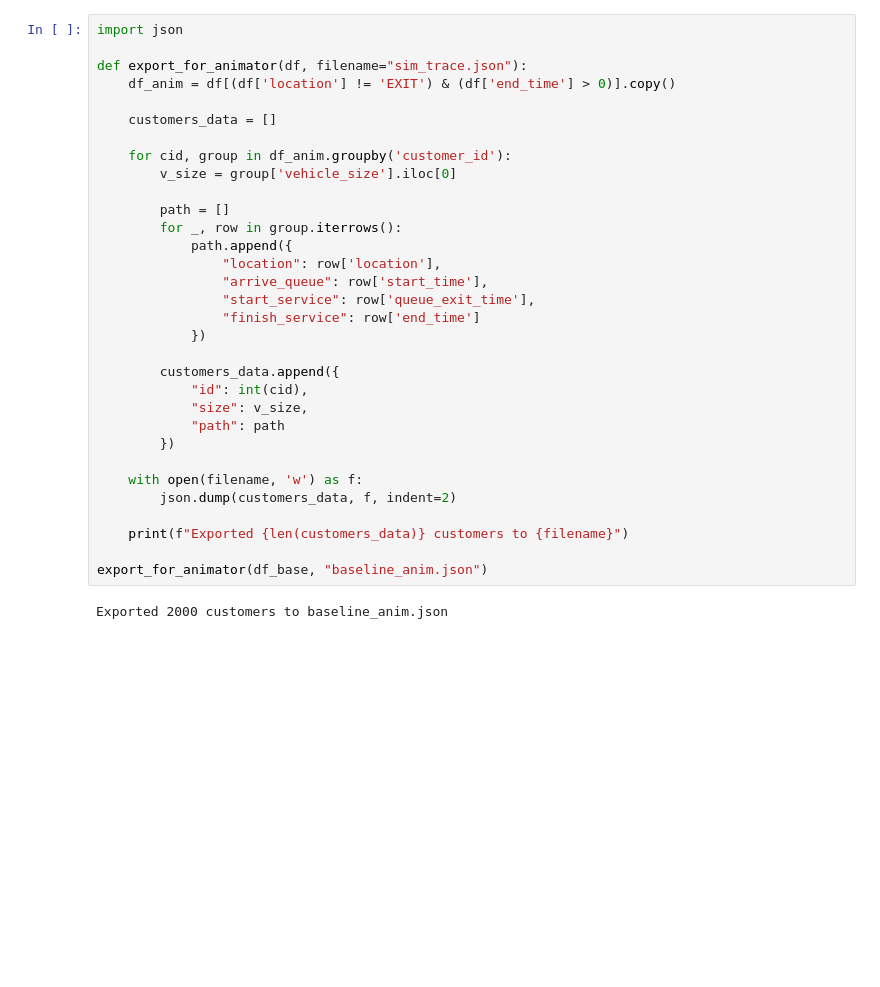
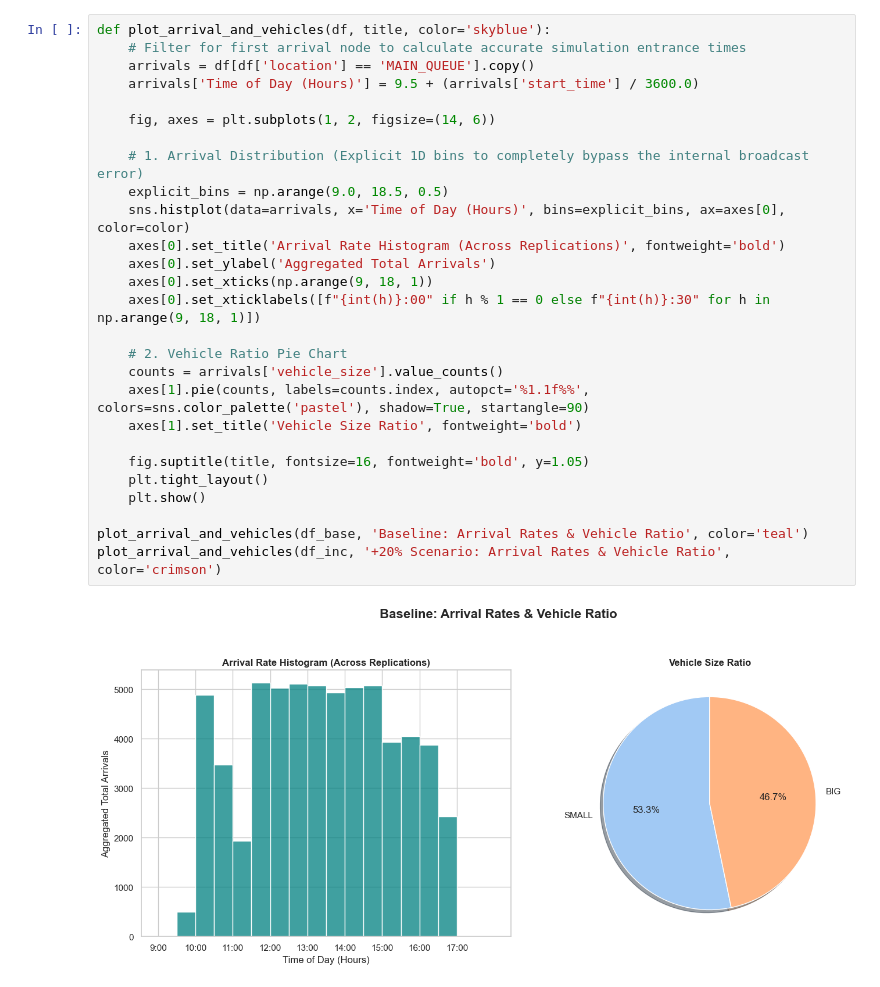
Before and after one commit to shivunchinniah/a2_2DI66, a Jupyter notebook: src/new/wrp2.ipynb, the cells around one changed output. Saved outputs shown, nothing was run; the diff lists cells and outputs as text; blank space fills up the shorter version.

```diff
--- a/src/new/wrp2.ipynb
+++ b/src/new/wrp2.ipynb
@@ -434,34 +269,29 @@ build_debugging_visualizer(debug_df, "Baseline: First 15 Customers")
-# %%
-import json
-
-def export_for_animator(df, filename="sim_trace.json"):
-    df_anim = df[(df['location'] != 'EXIT') & (df['end_time'] > 0)].copy()
-
-    customers_data = []
-
-    for cid, group in df_anim.groupby('customer_id'):
-        v_size = group['vehicle_size'].iloc[0]
-
-        path = []
-        for _, row in group.iterrows():
-            path.append({
-                "location": row['location'],
-                "arrive_queue": row['start_time'],
-                "start_service": row['queue_exit_time'],
-                "finish_service": row['end_time']
-            })
-
-        customers_data.append({
-            "id": int(cid),
-            "size": v_size,
-            "path": path
-        })
-
-    with open(filename, 'w') as f:
-        json.dump(customers_data, f, indent=2)
-
-    print(f"Exported {len(customers_data)} customers to {filename}")
-
-export_for_animator(df_base, "baseline_anim.json")
-# %% [output]
-Exported 2000 customers to baseline_anim.json
+# %%
+def plot_arrival_and_vehicles(df, title, color='skyblue'):
+    # Filter for first arrival node to calculate accurate simulation entrance times
+    arrivals = df[df['location'] == 'MAIN_QUEUE'].copy()
+    arrivals['Time of Day (Hours)'] = 9.5 + (arrivals['start_time'] / 3600.0)
+
+    fig, axes = plt.subplots(1, 2, figsize=(14, 6))
+
+    # 1. Arrival Distribution (Explicit 1D bins to completely bypass the internal broadcast error)
+    explicit_bins = np.arange(9.0, 18.5, 0.5)
+    sns.histplot(data=arrivals, x='Time of Day (Hours)', bins=explicit_bins, ax=axes[0], color=color)
+    axes[0].set_title('Arrival Rate Histogram (Across Replications)', fontweight='bold')
+    axes[0].set_ylabel('Aggregated Total Arrivals')
+    axes[0].set_xticks(np.arange(9, 18, 1))
+    axes[0].set_xticklabels([f"{int(h)}:00" if h % 1 == 0 else f"{int(h)}:30" for h in np.arange(9, 18, 1)])
+
+    # 2. Vehicle Ratio Pie Chart
+    counts = arrivals['vehicle_size'].value_counts()
+    axes[1].pie(counts, labels=counts.index, autopct='%1.1f%%', colors=sns.color_palette('pastel'), shadow=True, startangle=90)
+    axes[1].set_title('Vehicle Size Ratio', fontweight='bold')
+
+    fig.suptitle(title, fontsize=16, fontweight='bold', y=1.05)
+    plt.tight_layout()
+    plt.show()
+
+plot_arrival_and_vehicles(df_base, 'Baseline: Arrival Rates & Vehicle Ratio', color='teal')
+plot_arrival_and_vehicles(df_inc, '+20% Scenario: Arrival Rates & Vehicle Ratio', color='crimson')
+# %% [output]
+[figure, added]
```
Also changed, not shown: parts of 30 cells of this notebook, 5 other files.
